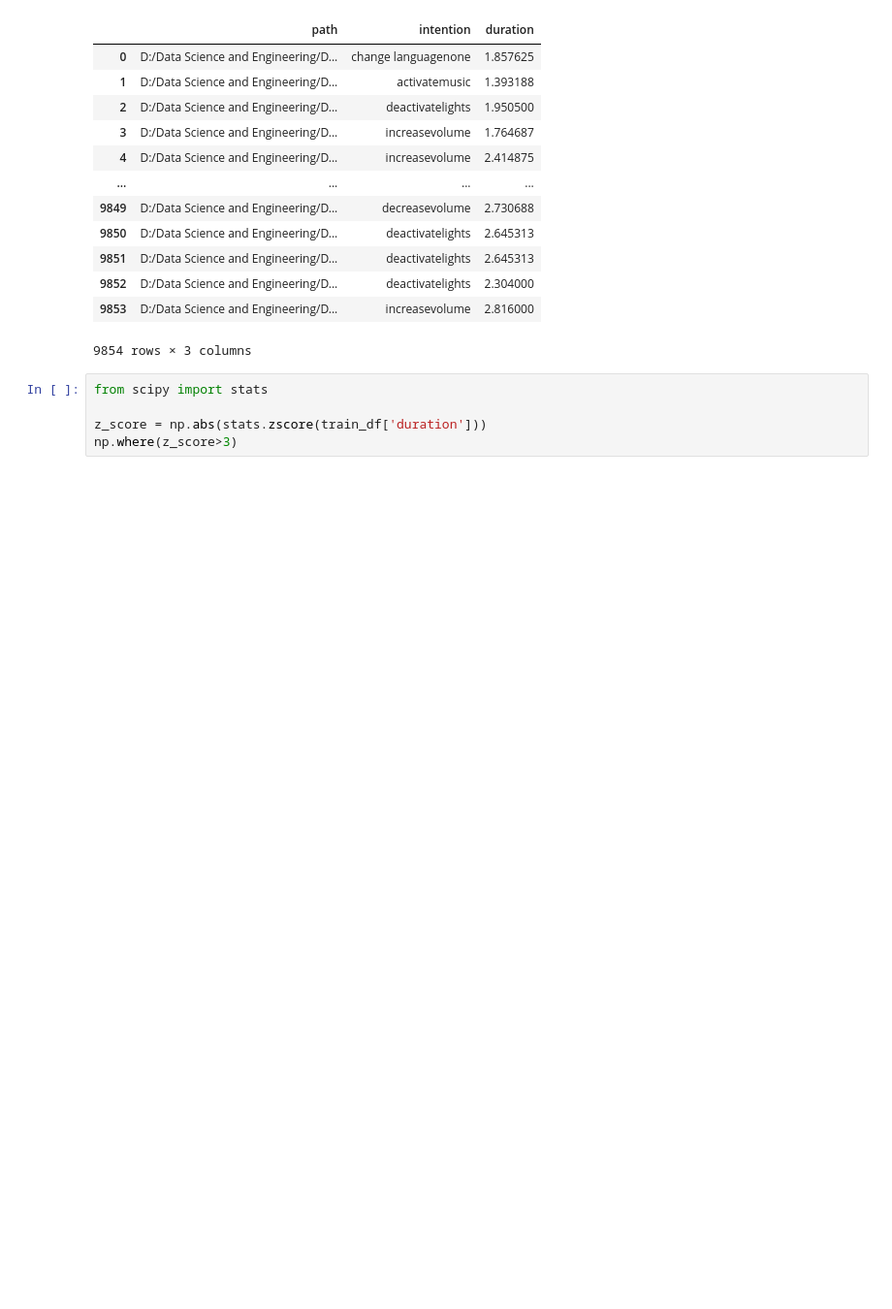
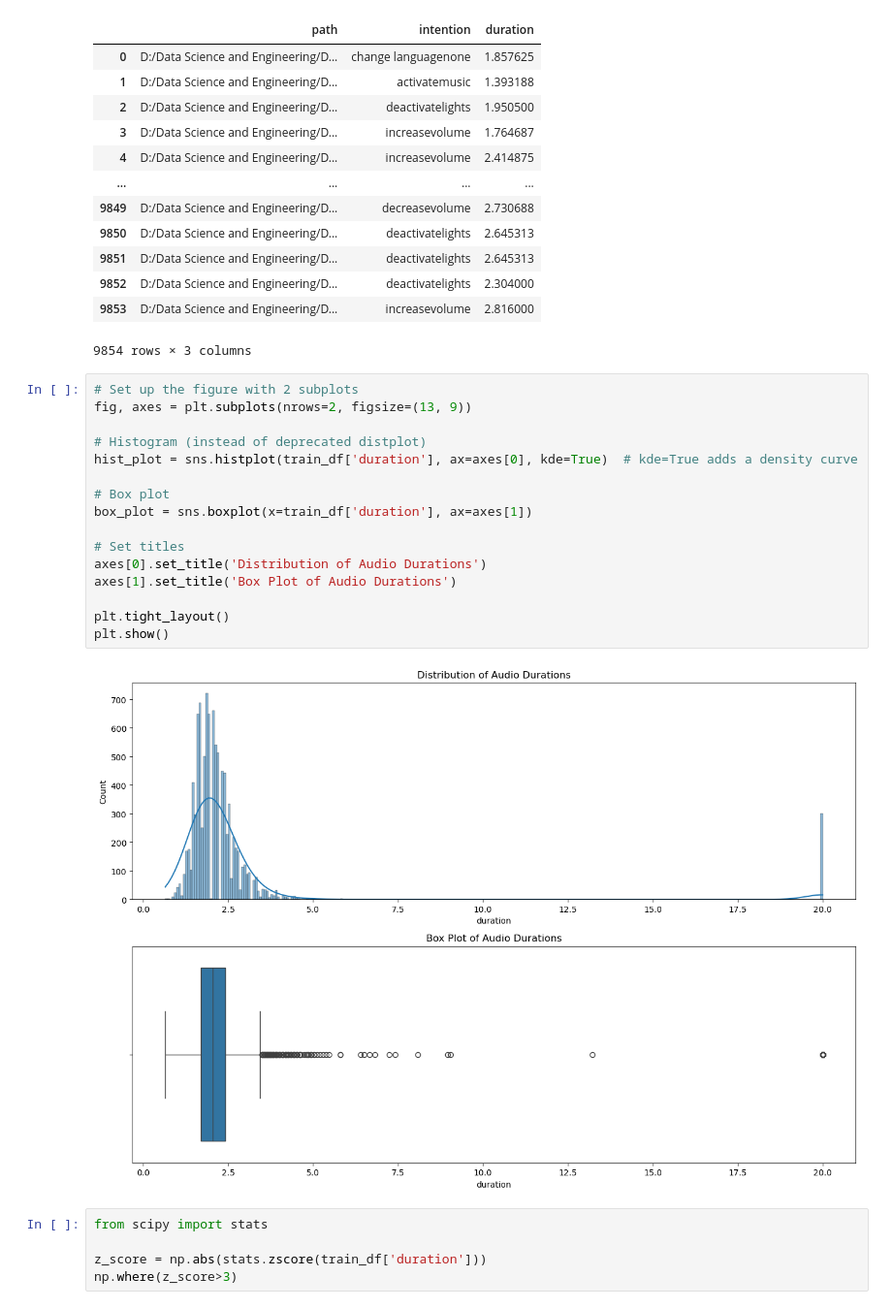
Before and after one commit to Hamidreza-Sj/Intent-Classification, a Jupyter notebook: Classis ML Approach.ipynb, the cells around one changed output. Shown at 97% size. Saved outputs shown, nothing was run; the diff lists cells and outputs as text; blank space fills up the shorter version.

Commit message:
histogram and boxplot

```diff
--- a/Classis ML Approach.ipynb
+++ b/Classis ML Approach.ipynb
@@ -460,6 +460,24 @@ train_df
 | 9852 | D:/Data Science and Engineering/D... | deactivatelights | 2.304000 |
 | 9853 | D:/Data Science and Engineering/D... | increasevolume | 2.816000 |
 9854 rows × 3 columns
+# %%
+# Set up the figure with 2 subplots
+fig, axes = plt.subplots(nrows=2, figsize=(13, 9))
+
+# Histogram (instead of deprecated distplot)
+hist_plot = sns.histplot(train_df['duration'], ax=axes[0], kde=True)  # kde=True adds a density curve
+
+# Box plot
+box_plot = sns.boxplot(x=train_df['duration'], ax=axes[1])
+
+# Set titles
+axes[0].set_title('Distribution of Audio Durations')
+axes[1].set_title('Box Plot of Audio Durations')
+
+plt.tight_layout()
+plt.show()
+# %% [output]
+[figure, added]
 # %%
 from scipy import stats
 
```
